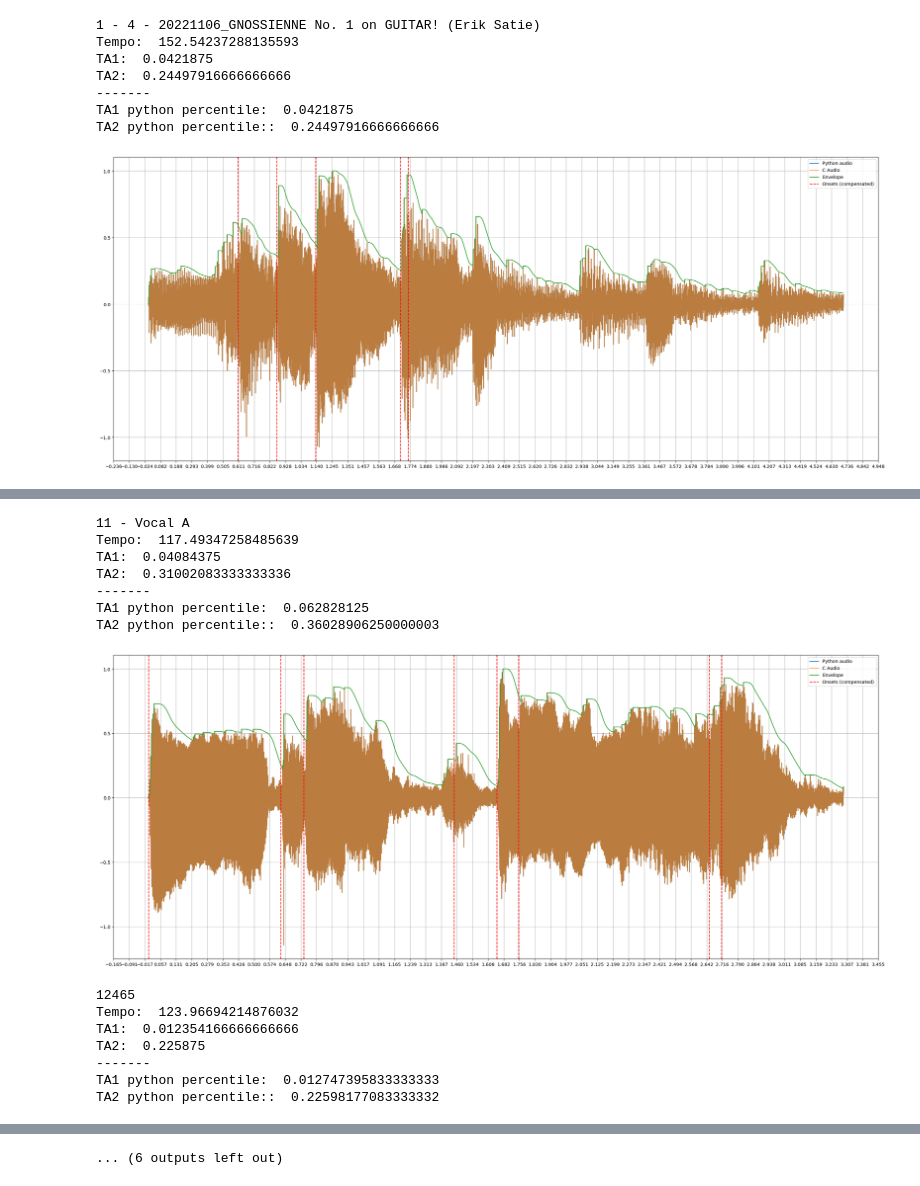
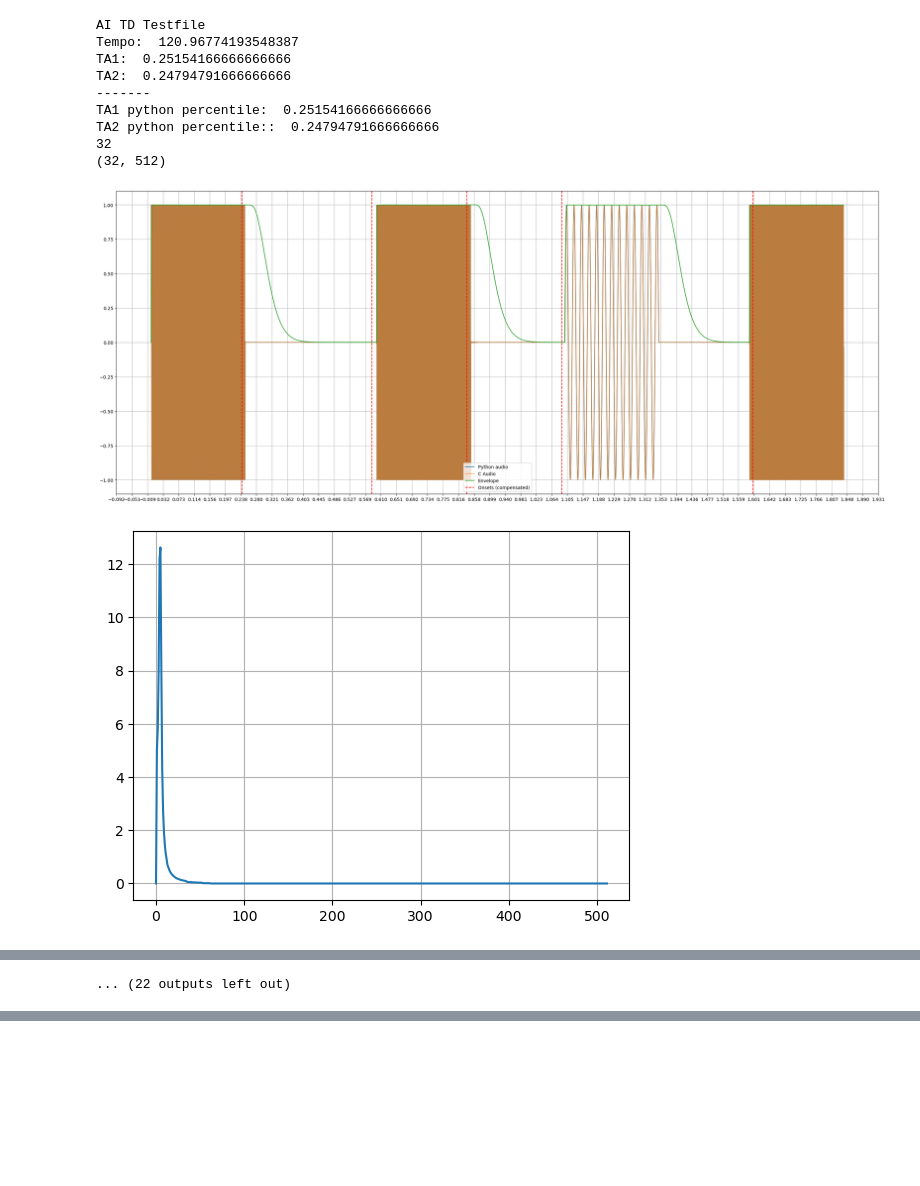
Before and after one commit to jake-is-ESD-protected/AI-TD, a Jupyter notebook: TauNet/AFinC.ipynb, the cells around one changed output, grey strips where cells are left out. Cells and saved outputs as stored; diff of their text form; code cells hidden in the pictures; blank space fills up the shorter version.

```diff
--- a/TauNet/AFinC.ipynb
+++ b/TauNet/AFinC.ipynb
@@ -70,6 +62,7 @@ MAX_ONSETS = 4 * AUDIO_BUFFER_SIZE_S # 4 BPS IS 240 BPM
 
 
 from ctypes import *
+from typing import Literal
 lib = CDLL("../src/af/AFInC.dll")  # Adjust path accordingly
 
 lib.resetBuffer.argtypes = []
@@ -112,6 +105,9 @@ lib.__getTA1Buffer.restype = c_double
 lib.__getTA2Buffer.argtypes = []
 lib.__getTA2Buffer.restype = c_double
 
+lib.__getBeatMagnitude.argtypes = [c_int]
+lib.__getBeatMagnitude.restype = c_double
+
 lib.__resetIndexDebug.argtypes = []
 lib.__resetIndexDebug.restype = None
 
@@ -124,6 +120,7 @@ for song in audio_data_with_labels:
     onsets = []
     TA1Buffer = []
     TA2Buffer = []
+    magnitudePerBeat = np.zeros((512 * MAX_ONSETS // 512, 512))
     lib.initAf()
     lib.resetBuffer()
 
@@ -152,37 +149,52 @@ for song in audio_data_with_labels:
         TA1Buffer.append(currentTA1)
         TA2Buffer.append(curretnTA2)
         # print("-------")
         #print(currentOnset / sample_rate)
         #print(currentTA1)
         # print(curretnTA2)
         # print("-------")
 
     print("TA1 python percentile: ", np.percentile(TA1Buffer, 75))
     print("TA2 python percentile:: ", np.percentile(TA2Buffer, 75))
+    print(len(magnitudePerBeat))
+    for perBeat, value in enumerate(onsets):
+        for bin in range(0,512):
+            magnitudePerBeat[perBeat,bin] = lib.__getBeatMagnitude(perBeat)
 
+    print(np.shape(magnitudePerBeat))
     plt.figure(figsize=(30, 12))
     ax = plt.gca()  # Get the current axes for customization
     ax.xaxis.set_major_locator(ticker.LinearLocator(numticks=50))
 
     plt.plot([i/sampleRate for i in range(len(song[0]))], song[0], label="Python audio")
     plt.plot([i/sampleRate for i in range(len(target_device_audio_buffer))], target_device_audio_buffer, alpha=0.7, label="C Audio")
     plt.plot([i/sampleRate for i in range(len(envelope))], envelope, label="Envelope")
     for i, onset in enumerate(onsets):
         if int(onset) != 0:
             if i == 0:
                 plt.axvline(x=int(onset)/sampleRate, color='r', linestyle='--', label="Onsets (compensated)")
             else:
                 plt.axvline(x=int(onset)/sampleRate, color='r', linestyle='--')
 
     plt.legend()
     plt.grid()
     plt.show()
+
+    for spec in magnitudePerBeat:
+        plt.figure()
+        plt.plot(spec)
+        plt.grid()
+        #plt.semilogx(spec)
+    plt.show()
 # %% [output]
-1 - 4 - 20221106_GNOSSIENNE No. 1 on GUITAR! (Erik Satie)
-Tempo:  152.54237288135593
-TA1:  0.0421875
-TA2:  0.24497916666666666
+AI TD Testfile
+Tempo:  120.96774193548387
+TA1:  0.25154166666666666
+TA2:  0.24794791666666666
 -------
-TA1 python percentile:  0.0421875
-TA2 python percentile::  0.24497916666666666
+TA1 python percentile:  0.25154166666666666
+TA2 python percentile::  0.24794791666666666
+32
+(32, 512)
-[figure, old version]
+[figure, new version]
+[figure, new version]
@@ -189,15 +210 @@ TA2 python percentile::  0.24497916666666666
-11 - Vocal A
-Tempo:  117.49347258485639
-TA1:  0.04084375
-TA2:  0.31002083333333336
--------
-TA1 python percentile:  0.062828125
-TA2 python percentile::  0.36028906250000003
+... (22 outputs left out)
-[figure, old version]
-12465
-Tempo:  123.96694214876032
-TA1:  0.012354166666666666
-TA2:  0.225875
--------
-TA1 python percentile:  0.012747395833333333
-TA2 python percentile::  0.22598177083333332
@@ -229 +210,0 @@ TA2 python percentile::  0.15770833333333334
-... (6 outputs left out)
```
Also changed, not shown: parts of 2 cells of this notebook, 4 other files.
